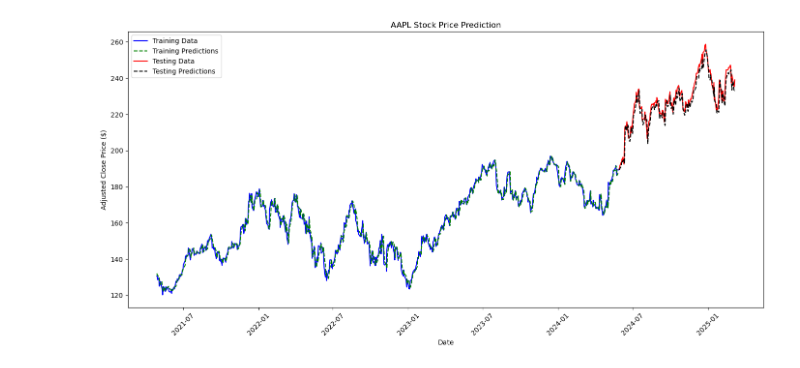
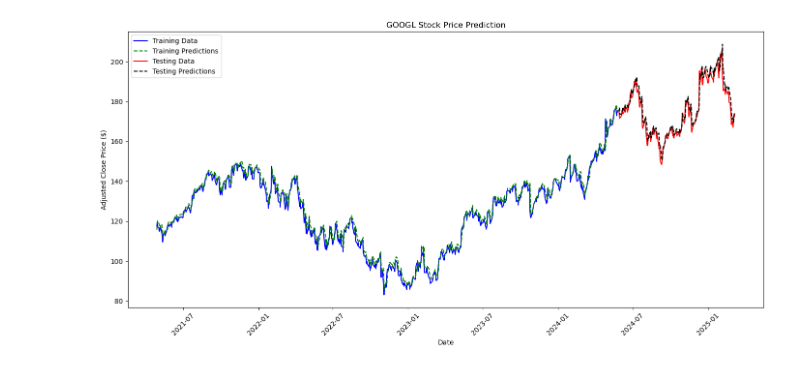
Before and after one commit to gnoejh/ict1022, a Jupyter notebook: Applications/stock_prediction copy.ipynb, the cells around one changed output. Drawn from its saved outputs; the diff is of its cells as text; code cells hidden in the pictures.

Commit message:
stock

```diff
--- a/Applications/stock_prediction copy.ipynb
+++ b/Applications/stock_prediction copy.ipynb
@@ -12,7 +12,7 @@ from sklearn.model_selection import train_test_split
 
 # Configuration dictionary
 config = {
-    'tickers': ['AAPL', 'GOOGL', 'AMZN', 'TSLA', 'BTC-USD', 'ETH-USD'],
+    'tickers': ['GOOGL'],#, 'AAPL', 'AMZN', 'TSLA', 'BTC-USD', 'ETH-USD'],
     'data_length': 1000,  # Number of data points to fetch until now
     'data_interval': '1d',  # 1m, 1h, 1d, 1wk, 1mo
     'predict_horizon': 10,
@@ -234,46 +264,61 @@ def main():
     now = datetime.now()
     print('Current time:', now.strftime('%Y-%m-%d %H:%M:%S'))
 
-    # Select a ticker
-    ticker = config['tickers'][0]  # Using AAPL as default
-    print(f"Fetching data for {ticker}...")
+    # Loop through all tickers in the config
+    for ticker in config['tickers']:
+        print(f"\n{'='*50}")
+        print(f"Processing {ticker}...")
+        print(f"{'='*50}")
 
-    # Step 1: Create dataset and fetch data
-    dataset = StockDataset(config)
-    stock_data = dataset.fetch_stock_data(ticker)  # No longer passing dates
+        try:
+            # Step 1: Create dataset and fetch data
+            dataset = StockDataset(config)
+            stock_data = dataset.fetch_stock_data(ticker)
 
-    # Step 2: Preprocess data
-    X_train, y_train, X_test, y_test = dataset.preprocess_data()
+            # Step 2: Preprocess data
+            X_train, y_train, X_test, y_test = dataset.preprocess_data()
 
-    print(f"Training data shape: {X_train.shape}")
-    print(f"Testing data shape: {X_test.shape}")
+            print(f"Training data shape: {X_train.shape}")
+            print(f"Testing data shape: {X_test.shape}")
 
-    # Step 3: Create predictor and train model
-    predictor = StockPredictor(config)
-    predictor.train(X_train, y_train, X_test, y_test)
+            # Step 3: Create predictor and train model
+            predictor = StockPredictor(config)
+            predictor.train(X_train, y_train, X_test, y_test)
 
-    # Step 4: Make predictions
-    train_pred_scaled, test_pred_scaled = predictor.predict(X_train, X_test)
+            # Step 4: Make predictions
+            train_pred_scaled, test_pred_scaled = predictor.predict(X_train, X_test)
 
-    # Step 5: Inverse transform predictions to get actual prices
-    train_predictions = dataset.inverse_transform(train_pred_scaled)
-    test_predictions = dataset.inverse_transform(test_pred_scaled)
-    y_train_actual = dataset.inverse_transform(y_train.cpu().numpy())
-    y_test_actual = dataset.inverse_transform(y_test.cpu().numpy())
+            # Step 5: Inverse transform predictions to get actual prices
+            train_predictions = dataset.inverse_transform(train_pred_scaled)
+            test_predictions = dataset.inverse_transform(test_pred_scaled)
+            y_train_actual = dataset.inverse_transform(y_train.cpu().numpy())
+            y_test_actual = dataset.inverse_transform(y_test.cpu().numpy())
 
-    # Step 6: Get dates for plotting
-    train_dates, test_dates = dataset.get_stock_dates_for_plotting(len(y_train), len(y_test))
+            # Step 6: Get dates for plotting
+            train_dates, test_dates = dataset.get_stock_dates_for_plotting(len(y_train), len(y_test))
 
-    # Step 7: Visualize results
-    predictor.visualize_results(
-        train_dates, test_dates,
-        train_predictions, test_predictions,
-        y_train_actual, y_test_actual,
-        ticker
-    )
+            # Step 7: Visualize results
+            predictor.visualize_results(
+                train_dates, test_dates,
+                train_predictions, test_predictions,
+                y_train_actual, y_test_actual,
+                ticker
+            )
 
-    # Save the model (optional)
-    # predictor.save_model()
+            # Save the model (optional)
+            # predictor.save_model(f"{config['save_path']}model_{ticker}.pth")
+
+        except Exception as e:
+            print(f"Error processing {ticker}: {str(e)}")
+            print("")
+            print("Suggestions:")
+            print("1. If markets have been closed for multiple days, try using a different ticker with more market availability.")
+            print("2. Try using a cryptocurrency ticker like 'BTC-USD' which trades every day.")
+            print("3. Try using a different date range or reducing the sequence_length.")
+            print("4. Check if the ticker symbol is valid.")
+
+            # Continue to the next ticker
+            continue
 
 if __name__ == '__main__':
     main()
@@ -302 +356 @@ Epoch 1000/1000, Train Loss: 0.0004, Test Loss: 0.0008
-[figure, old version]
+[figure, new version]
```
Also changed, not shown: parts of 2 cells of this notebook, 1 other file.
